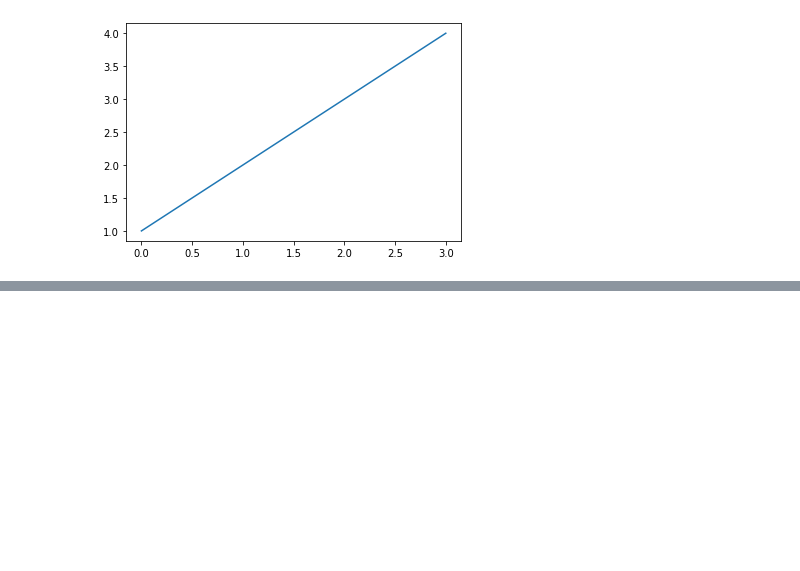
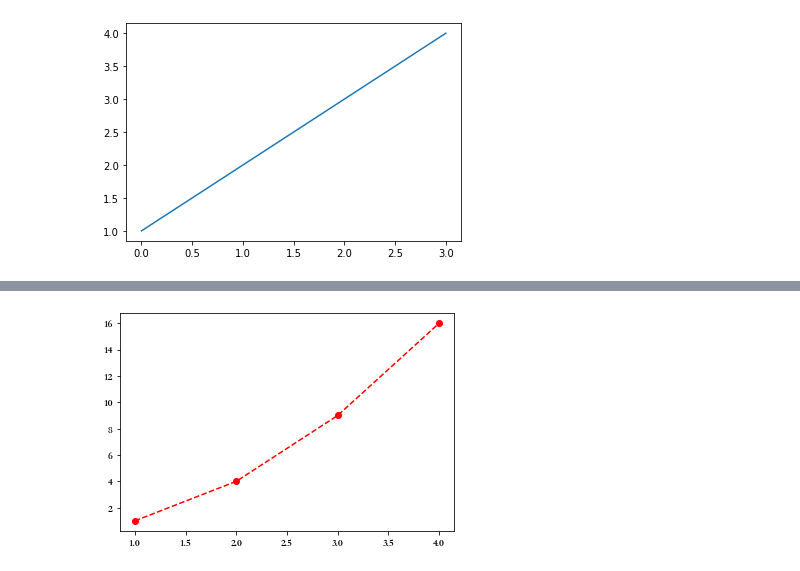
Before and after one commit to qunge5211314/machine_learning_practise, a Jupyter notebook: matplotlib_practise/basic_drawing.ipynb, the cells around one changed output, grey strips where cells are left out. Cells and saved outputs as stored; diff of their text form; code cells hidden in the pictures; blank space fills up the shorter version.

```diff
--- a/matplotlib_practise/basic_drawing.ipynb
+++ b/matplotlib_practise/basic_drawing.ipynb
@@ -11,0 +27,6 @@ plt.show()
+# %%
+# 画数据点
+plt.plot([1, 2, 3, 4], [1, 4, 9, 16], "ro--")
+plt.show()
+# %% [output]
+[figure, added]
```
Also changed, not shown: parts of 4 cells of this notebook, 1 other file.
